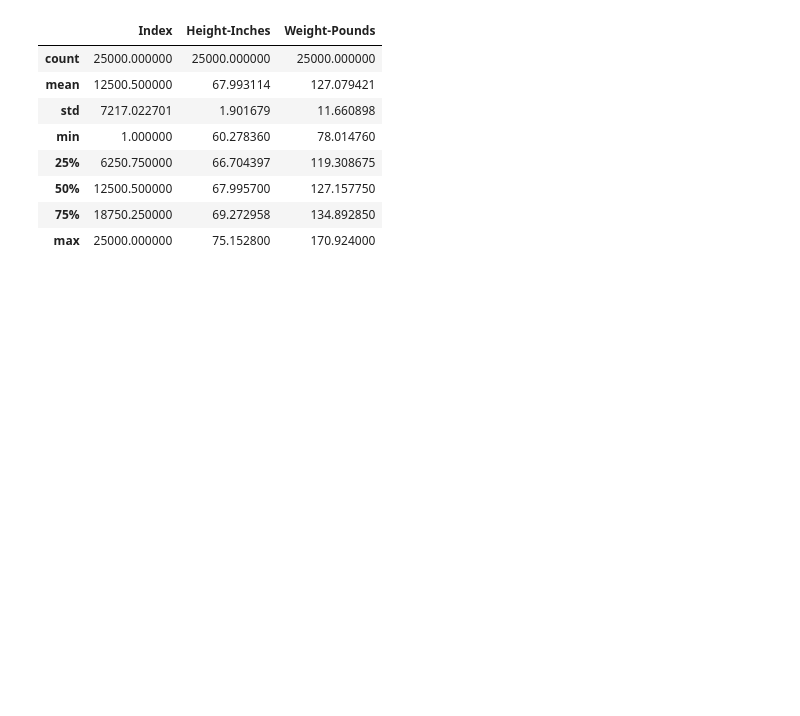
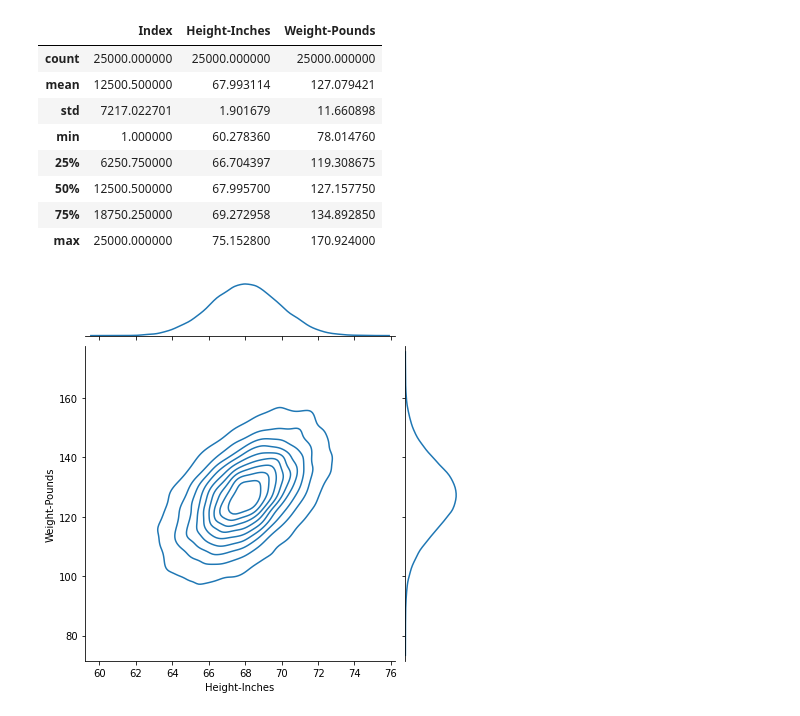
Before and after one commit to rvlrafael/practical-mlops-book-examples, a Jupyter notebook: Chapter2/desc-statistics.ipynb, the cells around one changed output. Drawn from its saved outputs; the diff is of its cells as text; code cells hidden in the pictures; blank space fills up the shorter version.

```diff
--- a/Chapter2/desc-statistics.ipynb
+++ b/Chapter2/desc-statistics.ipynb
@@ -49,10 +49,6 @@ df.describe()
 | max | 25000.000000 | 75.152800 | 170.924000 |
 # %%
 
-ax = sns.jointplot(x="Height-Inches", y="Weight-Pounds", data=df, kind="kde")
-
-ax.set_title('Kernel Density plot of weight and height', fontsize=20)
-ax.set_xlabel('Height (Inches)', fontsize=14)
-ax.setylabel('Weight (Pounds)', fontsize=14)
-
-# plt.show()
+sns.jointplot(x="Height-Inches", y="Weight-Pounds", data=df, kind="kde")
+# %% [output]
+[figure, added]
```
